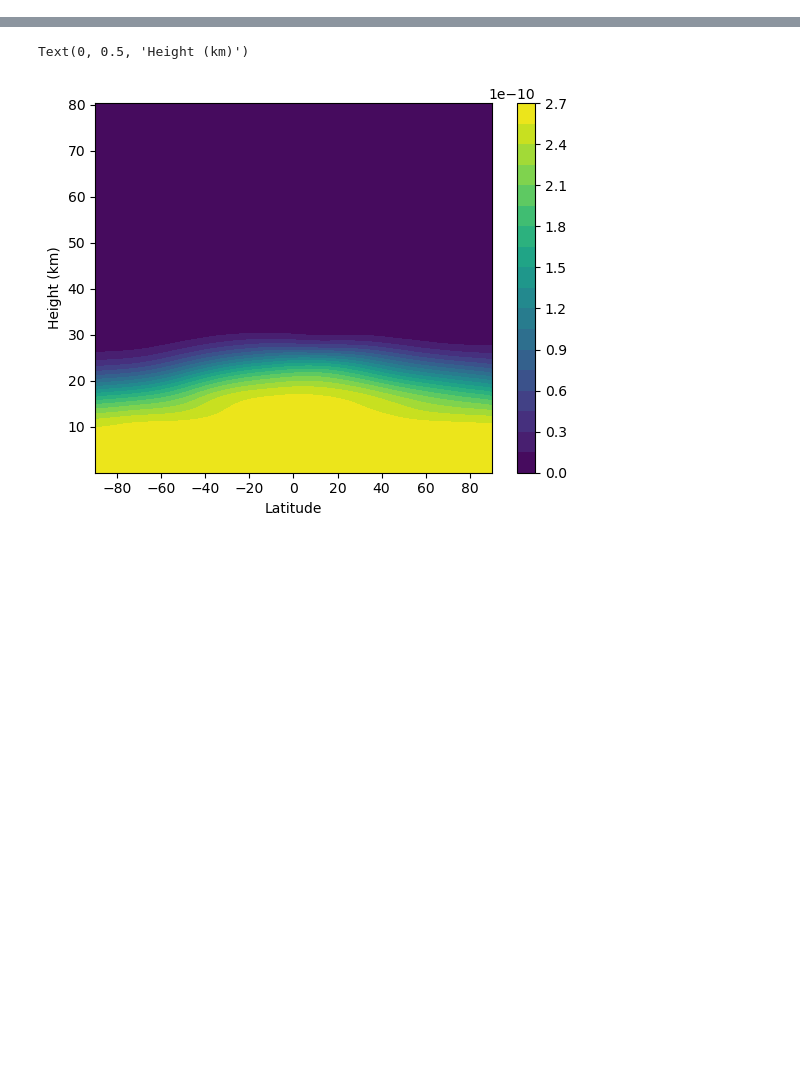
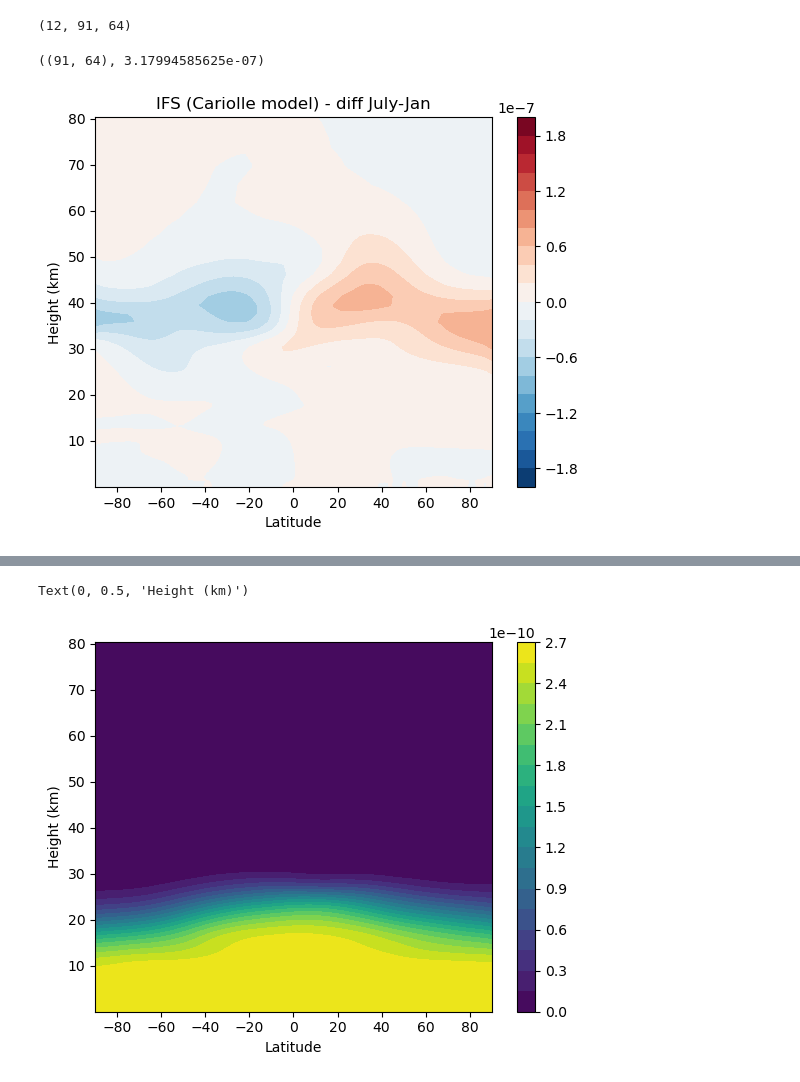
Before and after one commit to fedef17/FScripts, a Jupyter notebook: lolipop_plot_ghgprof.ipynb, the cells around one changed output, grey strips where cells are left out. Saved outputs shown, nothing was run; the diff lists cells and outputs as text; code cells hidden in the pictures; blank space fills up the shorter version.

```diff
--- a/lolipop_plot_ghgprof.ipynb
+++ b/lolipop_plot_ghgprof.ipynb
@@ -110,0 +38,18 @@ Text(0, 0.5, 'Height (km)')
+# %%
+codedir = '/hpcperm/ccff/ecearth3/revisions/r7870/sources/ifs-36r4/src/'
+# %%
+# N2O
+n2o_routine = codedir + 'ifs/phys_radi/su_n2oclim.F90'
+
+# Read the Fortran routine from the text file
+with open(n2o_routine, 'r') as file:
+    fortran_code = file.read()
+
+# Extract the numerical values using regular expressions
+pattern = re.compile(r'[\d\.\-E]+(?=_JPRB)')
+matches = pattern.findall(fortran_code)
+
+# Convert the extracted values to float
+allvals = np.array([float(value) for value in matches])
+
+n2o_prof = allvals.reshape([12, 91, 64])
@@ -110,0 +200,24 @@ Text(0, 0.5, 'Height (km)')
+# %%
+n2o_prof.shape
+# %% [output]
+(12, 91, 64)
+# %%
+n2o_prof_clim.shape, n2o_prof_clim[-1, :].mean()
+# %% [output]
+((91, 64), 3.17994585625e-07)
+# %%
+lat = np.linspace(-90, 90, 64)
+
+contour = plt.contourf(lat, geom_alt/1000., n2o_prof[7, ...]-n2o_prof[0, ...], cmap = 'RdBu_r', levels = np.linspace(-2e-7, 2e-7, 21))
+
+# Add a colorbar
+plt.colorbar(contour)
+
+# Set labels for the axes
+plt.xlabel('Latitude')
+plt.ylabel('Height (km)')
+plt.title('IFS (Cariolle model) - diff July-Jan')
+
+plt.savefig(cart_out + 'map_n2o_IFS_seasvar.pdf')
+# %% [output]
+[figure, added]
```
Also changed, not shown: parts of 93 cells of this notebook.
